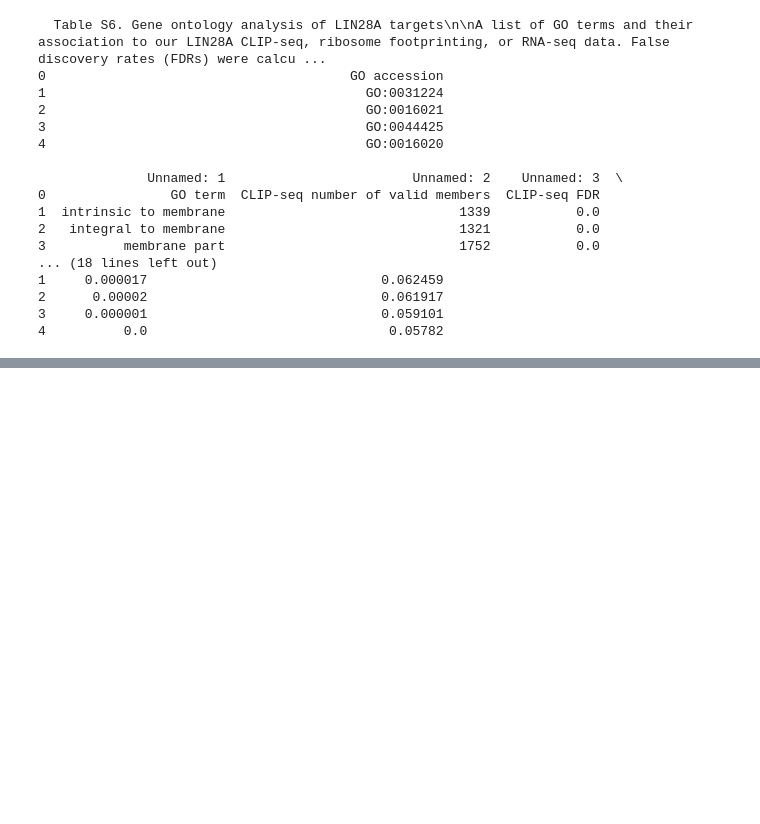
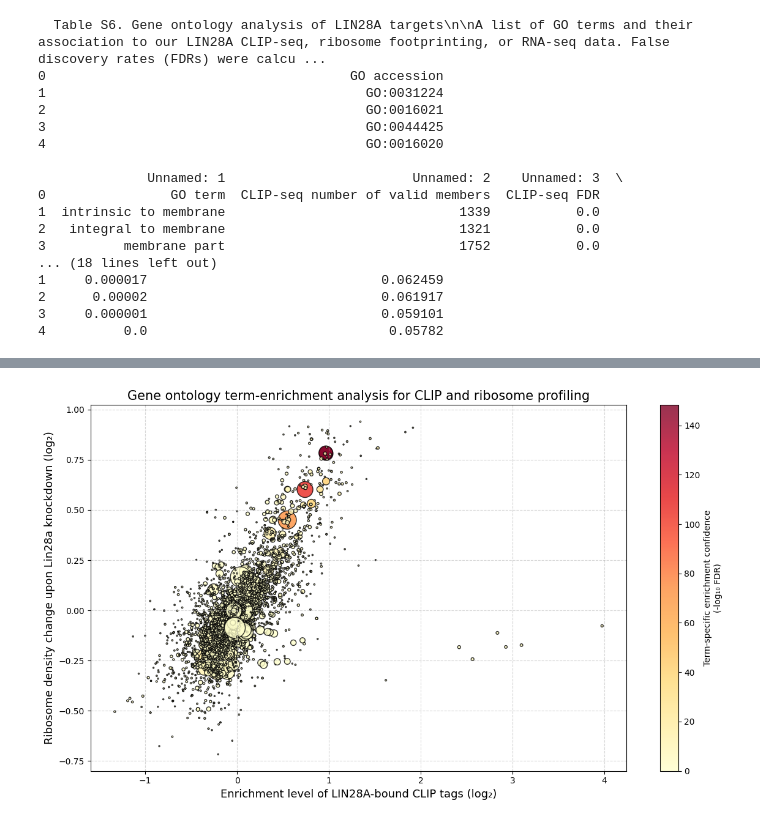
Before and after one commit to REED3082/Github-project, a Jupyter notebook: Your_Own_Analysis_1.ipynb, the cells around one changed output, grey strips where cells are left out. Cells and saved outputs as stored; diff of their text form; code cells hidden in the pictures; blank space fills up the shorter version.

```diff
--- a/Your_Own_Analysis_1.ipynb
+++ b/Your_Own_Analysis_1.ipynb
@@ -454,0 +411,55 @@ No GO enrichment results generated.
+# %%
+import pandas as pd
+import matplotlib.pyplot as plt
+import numpy as np
+
+# 데이터 불러오기
+file_path = 'Sup.S6 Gene Ontology Analysis of LIN28A Targets.csv'
+df = pd.read_csv(file_path, skiprows=1)
+
+# 컬럼명 정리
+df.columns = [
+    "GO accession", "GO term", "CLIP-seq number of valid members", "CLIP-seq FDR",
+    "CLIP-seq log2 enrichment", "RPF number of valid members", "RPF FDR",
+    "RPF Ribosome density change (log2)", "RNA-seq number of valid members",
+    "RNA-seq FDR", "RNA-seq mRNA abundance change (log2)"
+]
+
+# 숫자 변환 및 결측치 처리
+df = df[df["GO accession"].str.startswith("GO:")]
+df["CLIP-seq log2 enrichment"] = pd.to_numeric(df["CLIP-seq log2 enrichment"], errors='coerce')
+df["RPF Ribosome density change (log2)"] = pd.to_numeric(df["RPF Ribosome density change (log2)"], errors='coerce')
+df["CLIP-seq number of valid members"] = pd.to_numeric(df["CLIP-seq number of valid members"], errors='coerce')
+df["CLIP-seq FDR"] = pd.to_numeric(df["CLIP-seq FDR"], errors='coerce')
+df = df.replace([np.inf, -np.inf], np.nan)
+df = df.dropna(subset=[
+    "CLIP-seq log2 enrichment",
+    "RPF Ribosome density change (log2)",
+    "CLIP-seq number of valid members",
+    "CLIP-seq FDR"
+])
+
+# bubble color: -log10(CLIP-seq FDR)
+df["-log10(CLIP-seq FDR)"] = -np.log10(df["CLIP-seq FDR"])
+
+# bubble plot
+plt.figure(figsize=(12, 7))
+bubble = plt.scatter(
+    df["CLIP-seq log2 enrichment"],
+    df["RPF Ribosome density change (log2)"],
+    s=df["CLIP-seq number of valid members"]*0.2,  # bubble size scale 조정
+    c=df["-log10(CLIP-seq FDR)"],
+    cmap='YlOrRd',
+    alpha=0.8,
+    edgecolors='k'
+)
+
+plt.xlabel("Enrichment level of LIN28A-bound CLIP tags (log₂)", fontsize=13)
+plt.ylabel("Ribosome density change upon Lin28a knockdown (log₂)", fontsize=13)
+plt.title("Gene ontology term-enrichment analysis for CLIP and ribosome profiling", fontsize=15)
+cbar = plt.colorbar(bubble, label="Term-specific enrichment confidence\n(-log₁₀ FDR)")
+plt.grid(True, linestyle='--', alpha=0.5)
+plt.tight_layout()
+plt.show()
+# %% [output]
+[figure, added]
```
Also changed, not shown: parts of 10 cells of this notebook.
